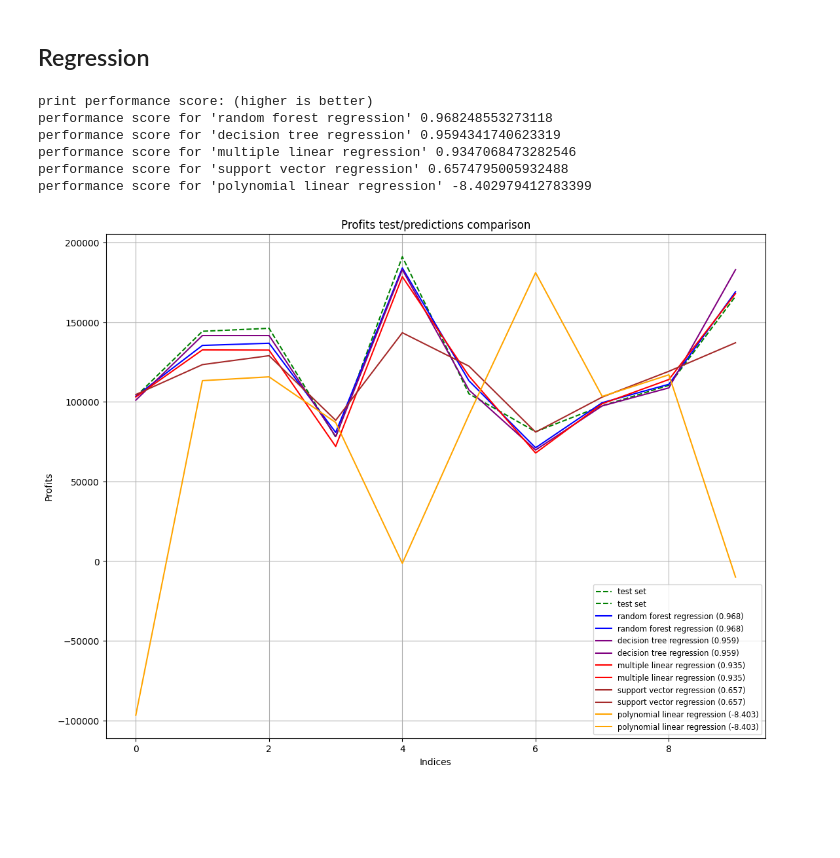
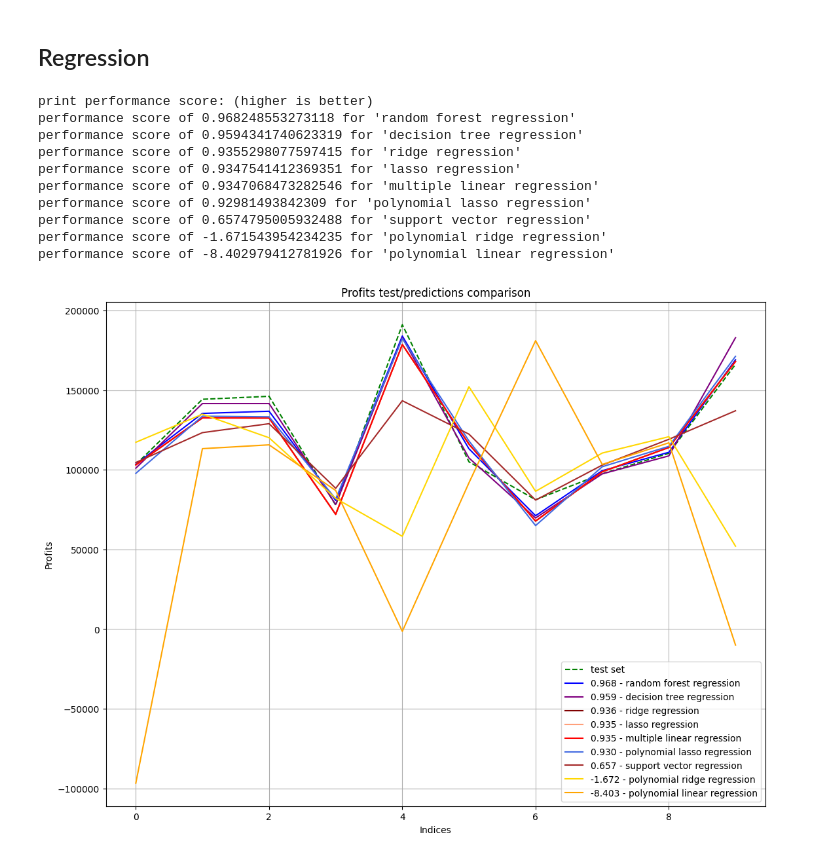
Before and after one commit to GuillaumeBouchetEpitech/some-teaching-material, a Jupyter notebook: plan-a/lessons/machine-learning/03-regression/03.7-regression---all.ipynb, the cells around one changed output. Cells and saved outputs as stored; diff of their text form; code cells hidden in the pictures; blank space fills up the shorter version.

```diff
--- a/plan-a/lessons/machine-learning/03-regression/03.7-regression---all.ipynb
+++ b/plan-a/lessons/machine-learning/03-regression/03.7-regression---all.ipynb
@@ -212,14 +306,18 @@ all_predictions.sort(reverse=True, key=my_sort_func_by_score)
 # print sorted score
 print(f"print performance score: (higher is better)")
 for values in all_predictions:
-  print(f"performance score for '{values.name}' {values.score}")
+  print(f"performance score of {values.score:.3f} for '{values.name}'")
 # %% [output]
 print performance score: (higher is better)
-performance score for 'random forest regression' 0.968248553273118
-performance score for 'decision tree regression' 0.9594341740623319
-performance score for 'multiple linear regression' 0.9347068473282546
-performance score for 'support vector regression' 0.6574795005932488
-performance score for 'polynomial linear regression' -8.402979412783399
+performance score of 0.968248553273118 for 'random forest regression'
+performance score of 0.9594341740623319 for 'decision tree regression'
+performance score of 0.9355298077597415 for 'ridge regression'
+performance score of 0.9347541412369351 for 'lasso regression'
+performance score of 0.9347068473282546 for 'multiple linear regression'
+performance score of 0.92981493842309 for 'polynomial lasso regression'
+performance score of 0.6574795005932488 for 'support vector regression'
+performance score of -1.671543954234235 for 'polynomial ridge regression'
+performance score of -8.402979412781926 for 'polynomial linear regression'
 # %%
 x_axis = [x for x in range(0, len(y_test))]
 
@@ -232,33 +330,36 @@ plt.plot(
   x_axis,
   y_test.reshape(len(y_test), 1),
   100,
   color='green',
   label='test set',
   linestyle='dashed'
 )
 
 for values in all_predictions:
   # plot this predicted set
   plt.plot(
     x_axis,
     # reshape from a table of 1 columns and X rows to as single continuous row
     values.y_pred.reshape(len(values.y_pred), 1),
     100,
     color=values.color,
     # label is name + score
-    label=f"{values.name} ({values.score:.3f})"
+    label=f"{values.score:.3f} - {values.name}"
   )
 
 #
 #
 #
 
-plt.legend(fontsize='small')
+handles, labels = plt.gca().get_legend_handles_labels()
+by_label = dict(zip(labels, handles))
+plt.legend(by_label.values(), by_label.keys())
+# plt.legend(fontsize='small')
 
 plt.xlabel('Indices')
 plt.ylabel('Profits')
 plt.title('Profits test/predictions comparison')
 plt.grid()
 plt.show(block=True) # <- force the window to open and stay open
 # %% [output]
-[figure, old version]
+[figure, new version]
```
Also changed, not shown: parts of 1 cell of this notebook, 2 other files.
